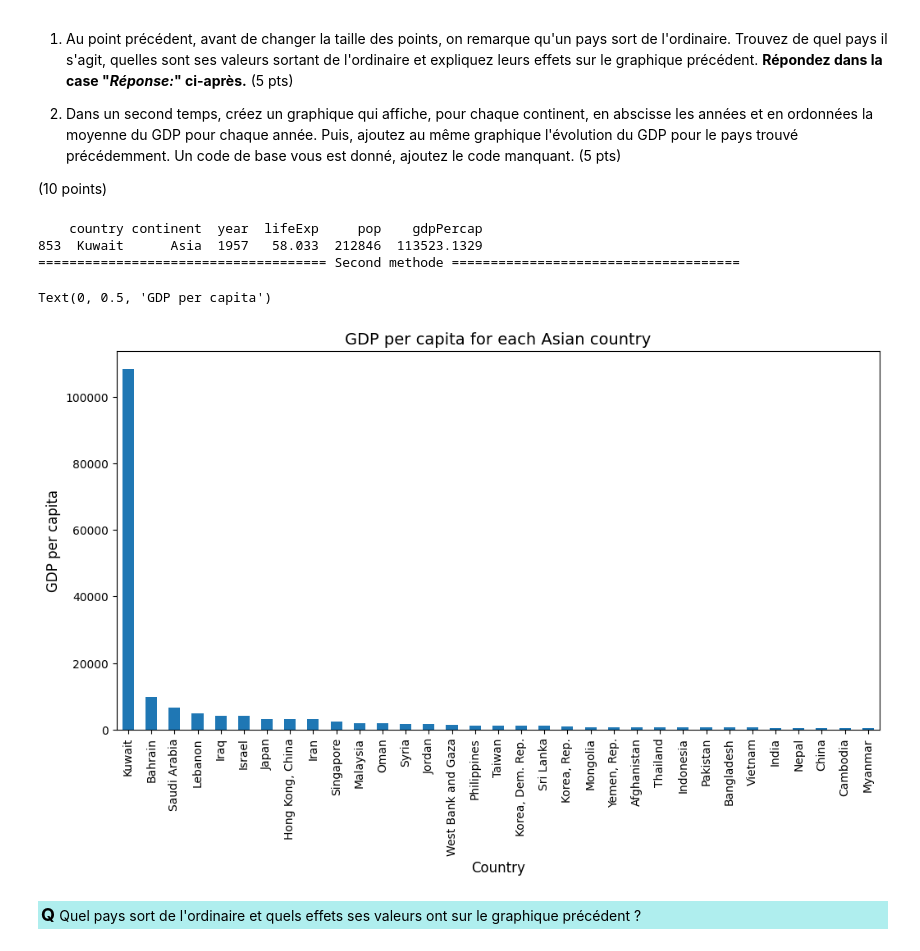
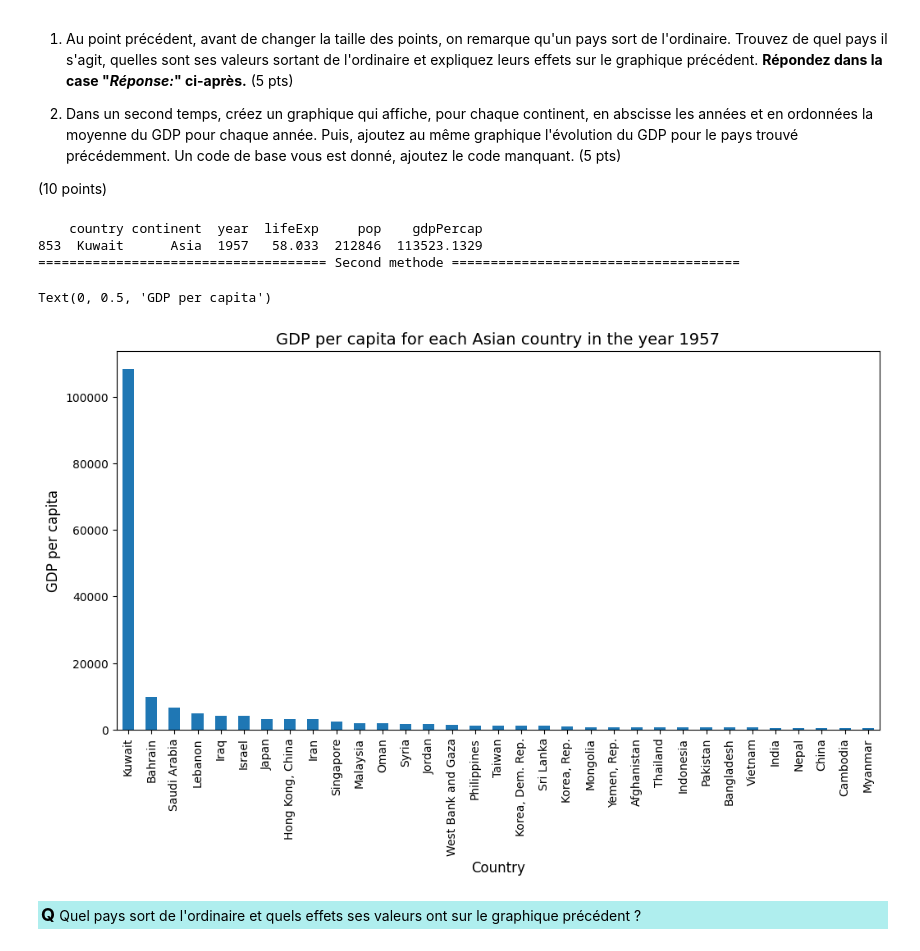
Before and after one commit to KilianHEIG/Labo2-ISD, a Jupyter notebook: TP2_ISD_SA2025_Bortone_Kat_Stockinger.ipynb, the cells around one changed output. Saved outputs shown, nothing was run; the diff lists cells and outputs as text; code cells hidden in the pictures.

```diff
--- a/TP2_ISD_SA2025_Bortone_Kat_Stockinger.ipynb
+++ b/TP2_ISD_SA2025_Bortone_Kat_Stockinger.ipynb
@@ -993,28 +1020,28 @@ Points à améliorer :
 # %%
 # Votre code ici: pour obtenir valeurs particulières
 
 print(df.query("continent == 'Asia' and year == 1957").sort_values('gdpPercap', ascending=False).head(1))
 
 
 print("===================================== Second methode =====================================")
 
 ax = (df
       .loc[:, ['country', 'gdpPercap', 'continent', 'year']]
       .query("(continent == 'Asia') and (year == 1952)")
       .set_index('country')['gdpPercap']
       .sort_values(ascending=False)
       .plot.bar(figsize=(12, 6), rot=90)
      )
 
-ax.set_title("GDP per capita for each Asian country", fontsize=14)
+ax.set_title("GDP per capita for each Asian country in the year 1957", fontsize=14)
 ax.set_xlabel("Country", fontsize=12)
 ax.set_ylabel("GDP per capita", fontsize=12)
 # %% [output]
     country continent  year  lifeExp     pop    gdpPercap
 853  Kuwait      Asia  1957   58.033  212846  113523.1329
 ===================================== Second methode =====================================
 Text(0, 0.5, 'GDP per capita')
-[figure, old version]
+[figure, new version]
 # %% [markdown]
 <p style="background-color:#AFEEEE;padding:3px"><font size="4"><b>Q </b></font>Quel pays sort de l'ordinaire et quels effets ses valeurs ont sur le graphique précédent ?</p>
 # %% [markdown]
```
Also changed, not shown: parts of 7 cells of this notebook.
